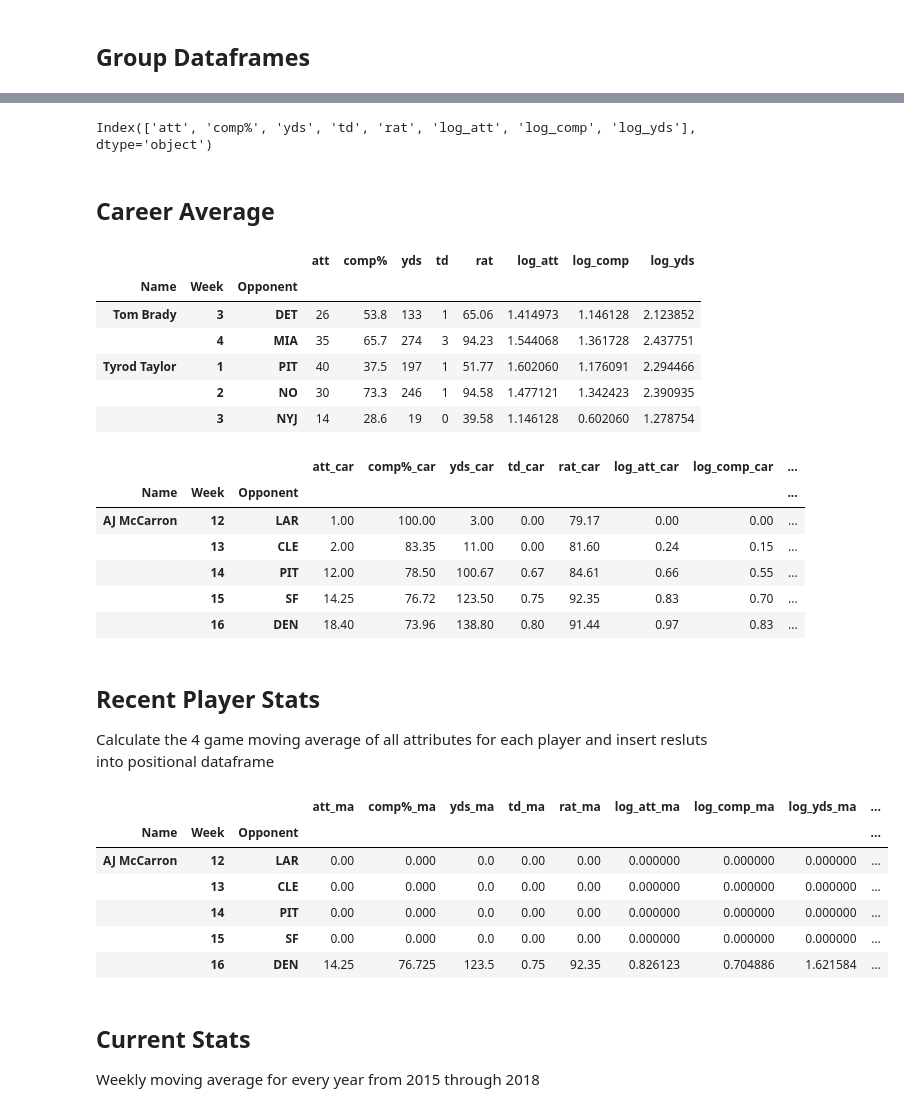
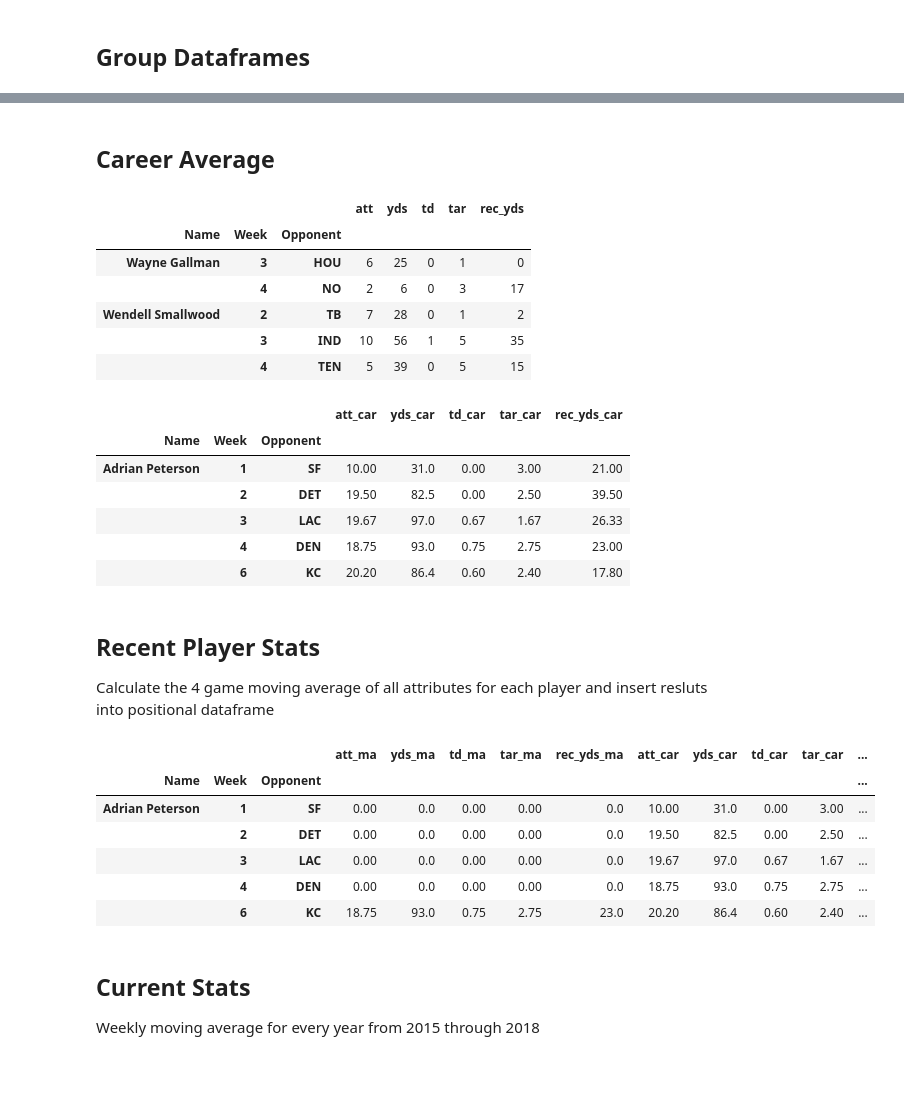
Before and after one commit to bobbdyai73/draftkings, a Jupyter notebook: positional_eda/feature_engineering.ipynb, the cells around one changed output, grey strips where cells are left out. Drawn from its saved outputs; the diff is of its cells as text; code cells hidden in the pictures; blank space fills up the shorter version.

```diff
--- a/positional_eda/feature_engineering.ipynb
+++ b/positional_eda/feature_engineering.ipynb
@@ -136,9 +122,9 @@ def conv_atts(df):
 
     return df
 # %%
-qb_group = grouped_dict('../input/qb/qb_loc_cleaned.csv')
-qb = conv_atts(qb)
-qb.dtypes
+rb_group = grouped_dict('../input/rb/rb_loc_cleaned.csv')
+rb = conv_atts(rb)
+rb.dtypes
 # %% [output]
 year            int64
 Name           object
@@ -182,7 +165,3 @@ Index(['att', 'comp%', 'yds', 'td', 'rat', 'log_att', 'log_comp', 'log_yds'], dt
-# %%
-qb_group['player_2015'].columns
-# %% [output]
-Index(['att', 'comp%', 'yds', 'td', 'rat', 'log_att', 'log_comp', 'log_yds'], dtype='object')
 # %% [markdown]
 ## Career Average
 # %%
@@ -220,25 +199,25 @@ def career_average (grouped_df1, grouped_df2=None):
             new_grouped_df1['{}_car'.format(col.lower())] = points # Insert season average list for current attribute into the current stats dataframe
     return new_grouped_df1
 # %%
-df_career_2015 = career_average(qb_group['player_2015'])
-df_career_2016 = career_average(qb_group['player_2016'], qb_group['player_2015'])
-df_career_2017 = career_average(qb_group['player_2017'], qb_group['player_2016'])
-df_career_2018 = career_average(qb_group['player_2018'], qb_group['player_2017'])
+df_career_2015 = career_average(rb_group['player_2015'])
+df_career_2016 = career_average(rb_group['player_2016'], rb_group['player_2015'])
+df_career_2017 = career_average(rb_group['player_2017'], rb_group['player_2016'])
+df_career_2018 = career_average(rb_group['player_2018'], rb_group['player_2017'])
 # %%
 player_career = pd.concat([df_career_2015, df_career_2016])
 player_career = pd.concat([player_career, df_career_2017])
 player_career = pd.concat([player_career, df_career_2018])
 # %%
-player_stats = pd.concat([qb_group['player_2015'],qb_group['player_2016']])
-player_stats = pd.concat([player_stats,qb_group['player_2017']])
-player_stats = pd.concat([player_stats,qb_group['player_2018']])
+player_stats = pd.concat([rb_group['player_2015'],rb_group['player_2016']])
+player_stats = pd.concat([player_stats,rb_group['player_2017']])
+player_stats = pd.concat([player_stats,rb_group['player_2018']])
 player_stats.tail()
 # %% [output]
-|  |  |  | att | comp% | yds | td | rat | log_att | log_comp | log_yds |
-| Name | Week | Opponent |  |  |  |  |  |  |  |  |
-| Tom Brady | 3 | DET | 26 | 53.8 | 133 | 1 | 65.06 | 1.414973 | 1.146128 | 2.123852 |
-|  | 4 | MIA | 35 | 65.7 | 274 | 3 | 94.23 | 1.544068 | 1.361728 | 2.437751 |
-| Tyrod Taylor | 1 | PIT | 40 | 37.5 | 197 | 1 | 51.77 | 1.602060 | 1.176091 | 2.294466 |
-|  | 2 | NO | 30 | 73.3 | 246 | 1 | 94.58 | 1.477121 | 1.342423 | 2.390935 |
-|  | 3 | NYJ | 14 | 28.6 | 19 | 0 | 39.58 | 1.146128 | 0.602060 | 1.278754 |
+|  |  |  | att | yds | td | tar | rec_yds |
+| Name | Week | Opponent |  |  |  |  |  |
+| Wayne Gallman | 3 | HOU | 6 | 25 | 0 | 1 | 0 |
+|  | 4 | NO | 2 | 6 | 0 | 3 | 17 |
+| Wendell Smallwood | 2 | TB | 7 | 28 | 0 | 1 | 2 |
+|  | 3 | IND | 10 | 56 | 1 | 5 | 35 |
+|  | 4 | TEN | 5 | 39 | 0 | 5 | 15 |
 # %%
@@ -246,13 +225,13 @@ qb_stats =  player_career
 # %%
-qb_stats.head()
+rb_stats.head()
 # %% [output]
-|  |  |  | att_car | comp%_car | yds_car | td_car | rat_car | log_att_car | log_comp_car | ... |
-| Name | Week | Opponent |  |  |  |  |  |  |  | ... |
-| AJ McCarron | 12 | LAR | 1.00 | 100.00 | 3.00 | 0.00 | 79.17 | 0.00 | 0.00 | ... |
-|  | 13 | CLE | 2.00 | 83.35 | 11.00 | 0.00 | 81.60 | 0.24 | 0.15 | ... |
-|  | 14 | PIT | 12.00 | 78.50 | 100.67 | 0.67 | 84.61 | 0.66 | 0.55 | ... |
-|  | 15 | SF | 14.25 | 76.72 | 123.50 | 0.75 | 92.35 | 0.83 | 0.70 | ... |
-|  | 16 | DEN | 18.40 | 73.96 | 138.80 | 0.80 | 91.44 | 0.97 | 0.83 | ... |
+|  |  |  | att_car | yds_car | td_car | tar_car | rec_yds_car |
+| Name | Week | Opponent |  |  |  |  |  |
+| Adrian Peterson | 1 | SF | 10.00 | 31.0 | 0.00 | 3.00 | 21.00 |
+|  | 2 | DET | 19.50 | 82.5 | 0.00 | 2.50 | 39.50 |
+|  | 3 | LAC | 19.67 | 97.0 | 0.67 | 1.67 | 26.33 |
+|  | 4 | DEN | 18.75 | 93.0 | 0.75 | 2.75 | 23.00 |
+|  | 6 | KC | 20.20 | 86.4 | 0.60 | 2.40 | 17.80 |
 # %% [markdown]
 ## Recent Player Stats
 Calculate the 4 game moving average of all attributes for each player and insert resluts into positional dataframe
@@ -279,25 +258,25 @@ def moving_average(grouped_df, games):
 
     return new_grouped_df
 # %%
-player_ma_2015 = moving_average(qb_group['player_2015'],4)
-player_ma_2016 = moving_average(qb_group['player_2016'],4)
-player_ma_2017 = moving_average(qb_group['player_2017'],4)
-player_ma_2018 = moving_average(qb_group['player_2018'],4)
+player_ma_2015 = moving_average(rb_group['player_2015'],4)
+player_ma_2016 = moving_average(rb_group['player_2016'],4)
+player_ma_2017 = moving_average(rb_group['player_2017'],4)
+player_ma_2018 = moving_average(rb_group['player_2018'],4)
 # %%
 player_yearly_ma = pd.concat([player_ma_2015, player_ma_2016])
 player_yearly_ma = pd.concat([player_yearly_ma,player_ma_2017])
 player_yearly_ma = pd.concat([player_yearly_ma,player_ma_2018])
 # %%
-qb_stats = pd.concat([player_yearly_ma,player_career], axis=1)
-qb_stats.head()
+rb_stats = pd.concat([player_yearly_ma,player_career], axis=1)
+rb_stats.head()
 # %% [output]
-|  |  |  | att_ma | comp%_ma | yds_ma | td_ma | rat_ma | log_att_ma | log_comp_ma | log_yds_ma | ... |
-| Name | Week | Opponent |  |  |  |  |  |  |  |  | ... |
-| AJ McCarron | 12 | LAR | 0.00 | 0.000 | 0.0 | 0.00 | 0.00 | 0.000000 | 0.000000 | 0.000000 | ... |
-|  | 13 | CLE | 0.00 | 0.000 | 0.0 | 0.00 | 0.00 | 0.000000 | 0.000000 | 0.000000 | ... |
-|  | 14 | PIT | 0.00 | 0.000 | 0.0 | 0.00 | 0.00 | 0.000000 | 0.000000 | 0.000000 | ... |
-|  | 15 | SF | 0.00 | 0.000 | 0.0 | 0.00 | 0.00 | 0.000000 | 0.000000 | 0.000000 | ... |
-|  | 16 | DEN | 14.25 | 76.725 | 123.5 | 0.75 | 92.35 | 0.826123 | 0.704886 | 1.621584 | ... |
+|  |  |  | att_ma | yds_ma | td_ma | tar_ma | rec_yds_ma | att_car | yds_car | td_car | tar_car | ... |
+| Name | Week | Opponent |  |  |  |  |  |  |  |  |  | ... |
+| Adrian Peterson | 1 | SF | 0.00 | 0.0 | 0.00 | 0.00 | 0.0 | 10.00 | 31.0 | 0.00 | 3.00 | ... |
+|  | 2 | DET | 0.00 | 0.0 | 0.00 | 0.00 | 0.0 | 19.50 | 82.5 | 0.00 | 2.50 | ... |
+|  | 3 | LAC | 0.00 | 0.0 | 0.00 | 0.00 | 0.0 | 19.67 | 97.0 | 0.67 | 1.67 | ... |
+|  | 4 | DEN | 0.00 | 0.0 | 0.00 | 0.00 | 0.0 | 18.75 | 93.0 | 0.75 | 2.75 | ... |
+|  | 6 | KC | 18.75 | 93.0 | 0.75 | 2.75 | 23.0 | 20.20 | 86.4 | 0.60 | 2.40 | ... |
 # %% [markdown]
 ## Current Stats
 Weekly moving average for every year from 2015 through 2018
```
Also changed, not shown: parts of 72 cells of this notebook, 5 other files.
